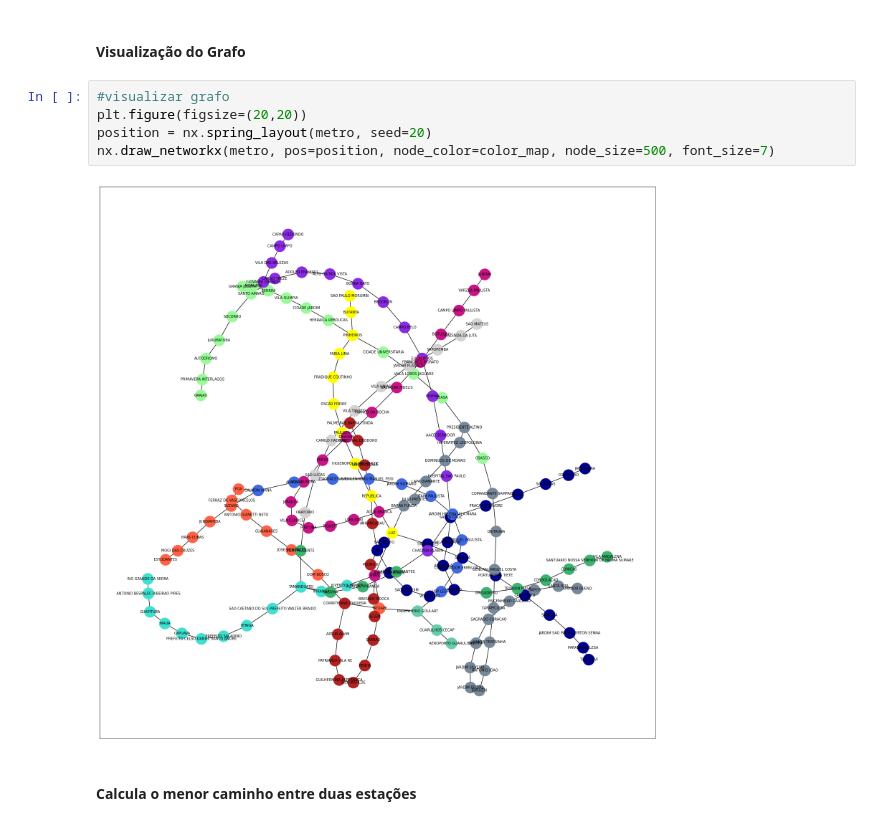
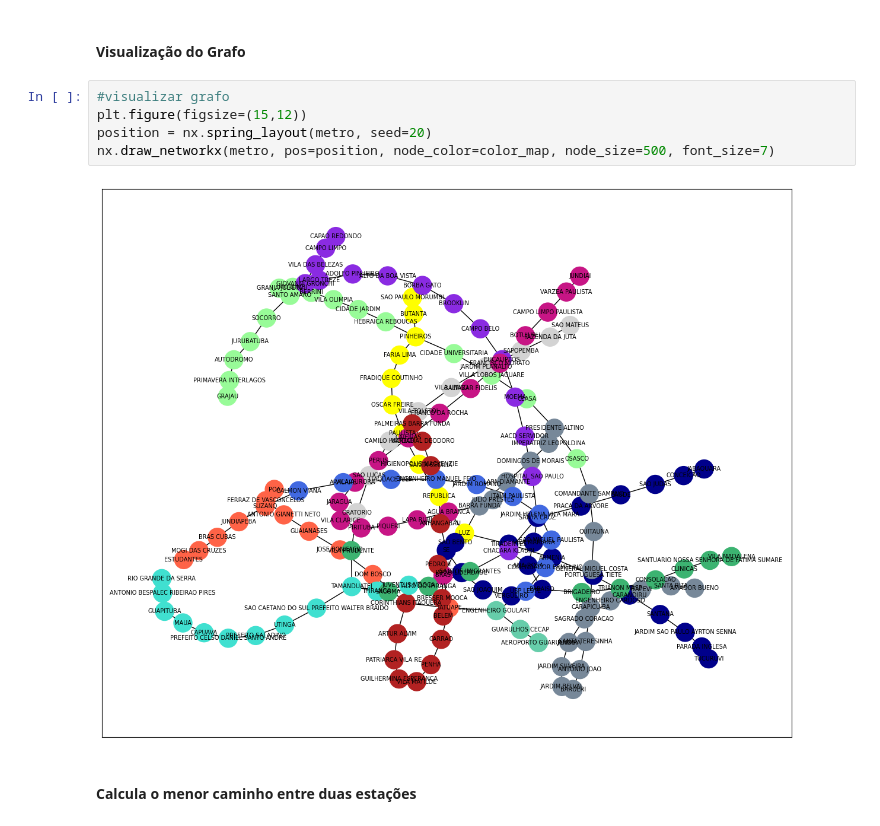
Before and after one commit to fernandobrancher/DataScience-Course_project4, a Jupyter notebook: ProjetoFinal_.ipynb, the cells around one changed output. Saved outputs shown, nothing was run; the diff lists cells and outputs as text.

Commit message:
update visualization

```diff
--- a/ProjetoFinal_.ipynb
+++ b/ProjetoFinal_.ipynb
@@ -114,11 +96,11 @@ for estacao in metro:
 #### Visualização do Grafo
 # %%
 #visualizar grafo
-plt.figure(figsize=(20,20))
+plt.figure(figsize=(15,12))
 position = nx.spring_layout(metro, seed=20)
 nx.draw_networkx(metro, pos=position, node_color=color_map, node_size=500, font_size=7)
 # %% [output]
-[figure, old version]
+[figure, new version]
 # %% [markdown]
 #### Calcula o menor caminho entre duas estações
 # %%
```
Also changed, not shown: parts of 1 cell of this notebook.
